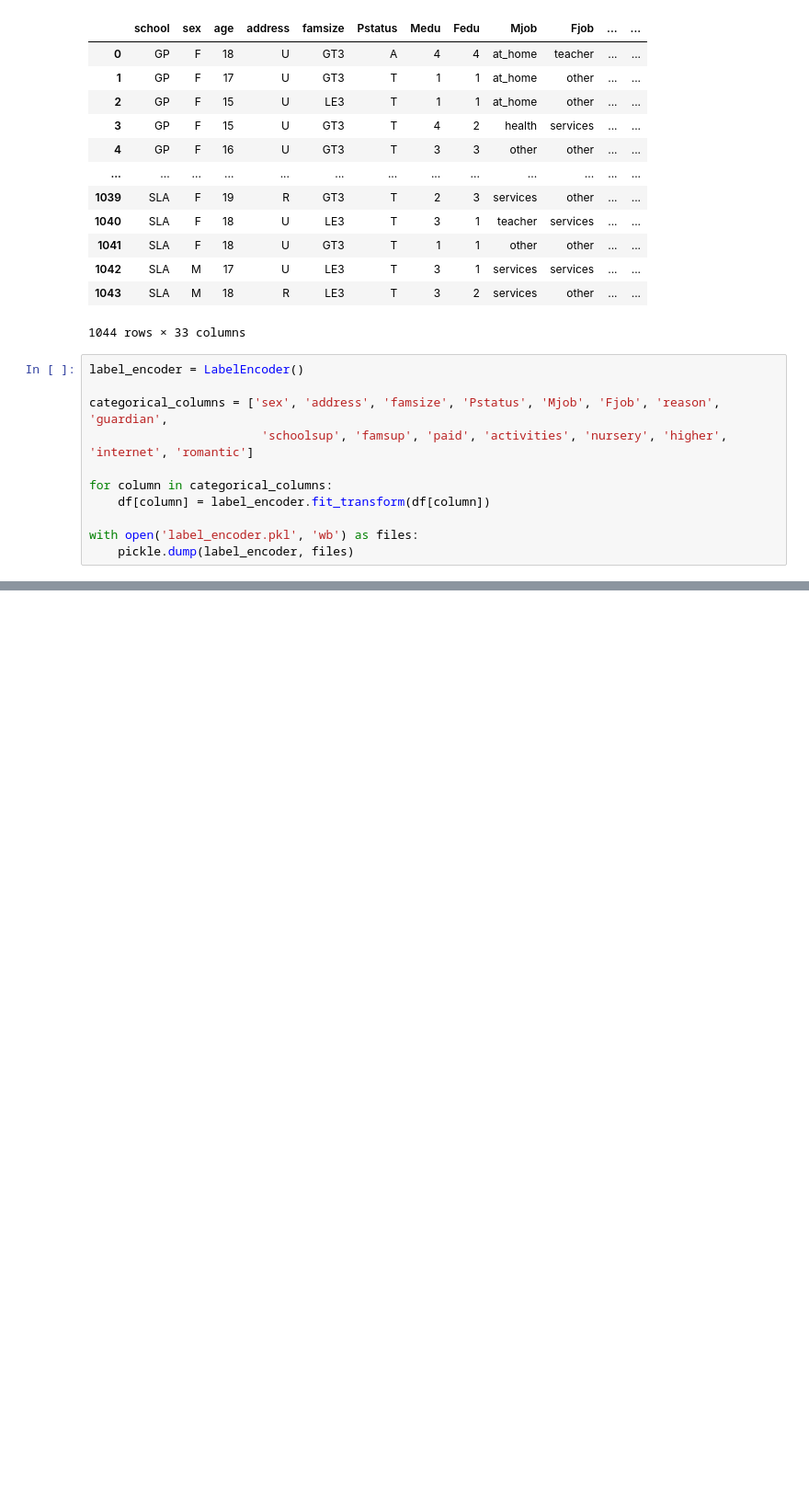
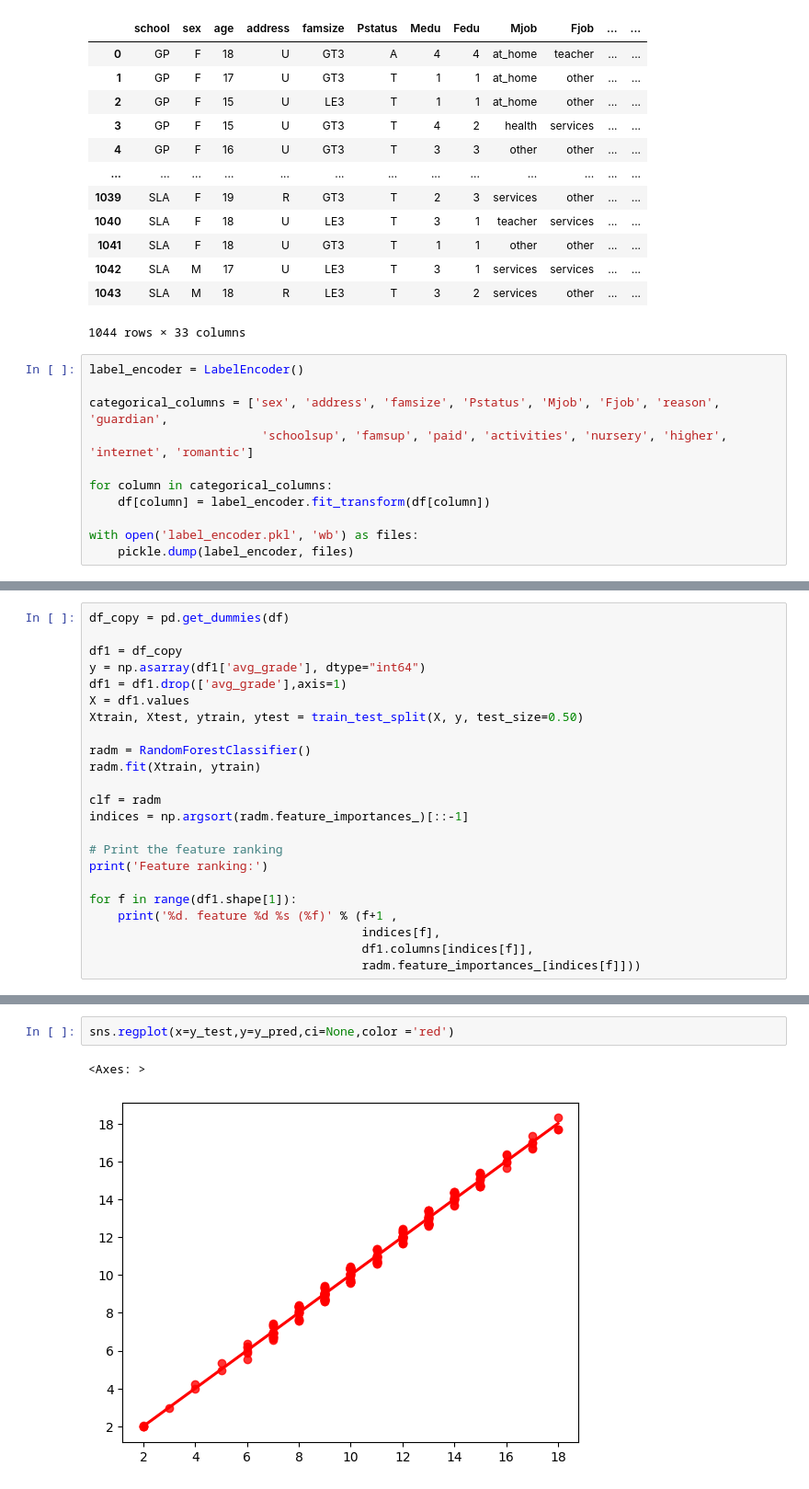
Before and after one commit to Krishnaa-tech/Howards-students-performance, a Jupyter notebook: Notebook/Code.ipynb, the cells around one changed output, grey strips where cells are left out. Shown: that part at 92% size. Saved outputs shown, nothing was run; the diff lists cells and outputs as text; blank space fills up the shorter version.

```diff
--- a/Notebook/Code.ipynb
+++ b/Notebook/Code.ipynb
@@ -52,0 +84,23 @@ with open('label_encoder.pkl', 'wb') as files:
+# %%
+df_copy = pd.get_dummies(df)
+
+df1 = df_copy
+y = np.asarray(df1['avg_grade'], dtype="int64")
+df1 = df1.drop(['avg_grade'],axis=1)
+X = df1.values
+Xtrain, Xtest, ytrain, ytest = train_test_split(X, y, test_size=0.50)
+
+radm = RandomForestClassifier()
+radm.fit(Xtrain, ytrain)
+
+clf = radm
+indices = np.argsort(radm.feature_importances_)[::-1]
+
+# Print the feature ranking
+print('Feature ranking:')
+
+for f in range(df1.shape[1]):
+    print('%d. feature %d %s (%f)' % (f+1 ,
+                                      indices[f],
+                                      df1.columns[indices[f]],
+                                      radm.feature_importances_[indices[f]]))
@@ -52,0 +339,5 @@ with open('label_encoder.pkl', 'wb') as files:
+# %%
+sns.regplot(x=y_test,y=y_pred,ci=None,color ='red')
+# %% [output]
+<Axes: >
+[figure, added]
```
Also changed, not shown: parts of 16 cells of this notebook, 6 other files.
